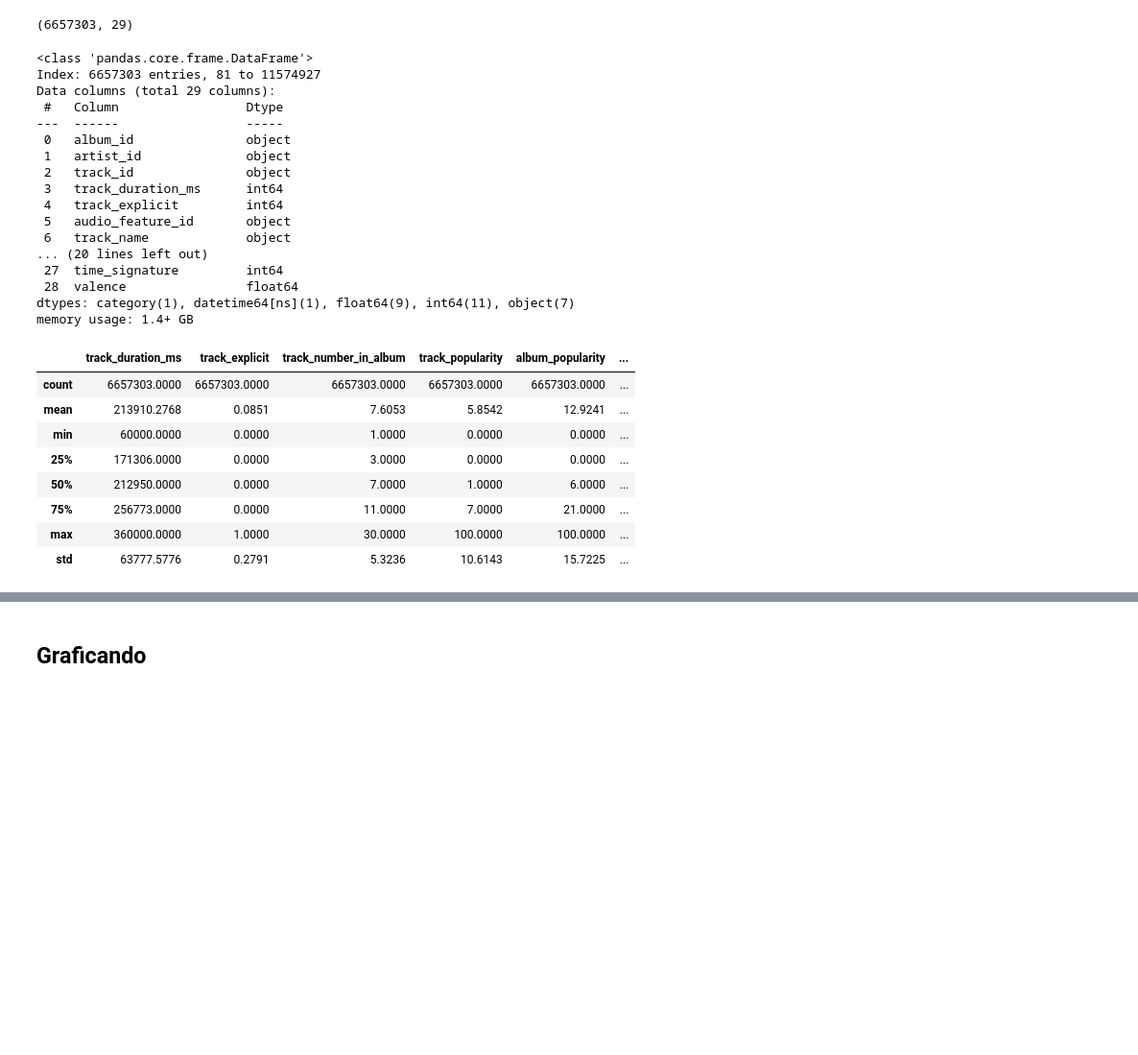
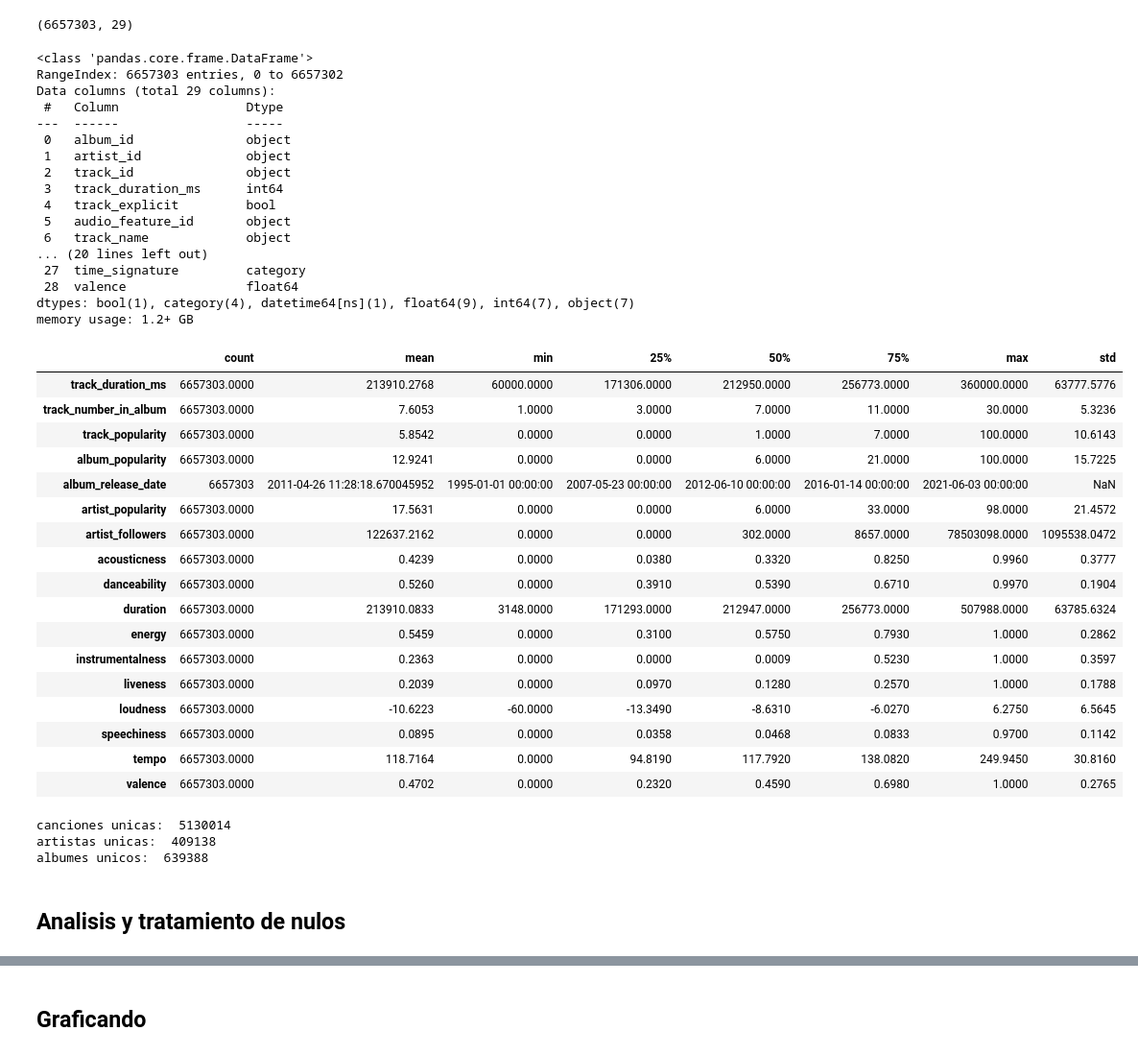
Before and after one commit to DamnXitri/spotify-data-mining, a Jupyter notebook: proyecto.ipynb, the cells around one changed output, grey strips where cells are left out. Shown at 96% size. Drawn from its saved outputs; the diff is of its cells as text; code cells hidden in the pictures; blank space fills up the shorter version.

```diff
--- a/proyecto.ipynb
+++ b/proyecto.ipynb
@@ -994,6 +999,10 @@ if LOAD:
     parse_dates = ['album_release_date']
   )
   merged_data['album_type'] = merged_data['album_type'].astype('category')
+  merged_data['track_explicit'] = merged_data['track_explicit'].astype('bool')
+  merged_data['key'] = merged_data['key'].astype('category')
+  merged_data['mode'] = merged_data['mode'].astype('category') # Major o Minor (0 = Minor, 1 = Major)
+  merged_data['time_signature'] = merged_data['time_signature'].astype('category')
 
 merged_data.head()
 # %% [output]
@@ -1011,7 +1020,7 @@ merged_data.shape
 merged_data.info()
 # %% [output]
 <class 'pandas.core.frame.DataFrame'>
-Index: 6657303 entries, 81 to 11574927
+RangeIndex: 6657303 entries, 0 to 6657302
 Data columns (total 29 columns):
  #   Column                 Dtype
 ---  ------                 -----
@@ -1019,23 +1028,42 @@ Data columns (total 29 columns):
  1   artist_id              object
  2   track_id               object
  3   track_duration_ms      int64
- 4   track_explicit         int64
+ 4   track_explicit         bool
  5   audio_feature_id       object
  6   track_name             object
 ... (20 lines left out)
- 27  time_signature         int64
+ 27  time_signature         category
  28  valence                float64
-dtypes: category(1), datetime64[ns](1), float64(9), int64(11), object(7)
-memory usage: 1.4+ GB
+dtypes: bool(1), category(4), datetime64[ns](1), float64(9), int64(7), object(7)
+memory usage: 1.2+ GB
 # %%
-merged_data.describe()
+merged_data.describe().T
 # %% [output]
-|  | track_duration_ms | track_explicit | track_number_in_album | track_popularity | album_popularity | ... |
-| count | 6657303.0000 | 6657303.0000 | 6657303.0000 | 6657303.0000 | 6657303.0000 | ... |
-| mean | 213910.2768 | 0.0851 | 7.6053 | 5.8542 | 12.9241 | ... |
-| min | 60000.0000 | 0.0000 | 1.0000 | 0.0000 | 0.0000 | ... |
-| 25% | 171306.0000 | 0.0000 | 3.0000 | 0.0000 | 0.0000 | ... |
-| 50% | 212950.0000 | 0.0000 | 7.0000 | 1.0000 | 6.0000 | ... |
-| 75% | 256773.0000 | 0.0000 | 11.0000 | 7.0000 | 21.0000 | ... |
-| max | 360000.0000 | 1.0000 | 30.0000 | 100.0000 | 100.0000 | ... |
-| std | 63777.5776 | 0.2791 | 5.3236 | 10.6143 | 15.7225 | ... |
+|  | count | mean | min | 25% | 50% | 75% | max | std |
+| track_duration_ms | 6657303.0000 | 213910.2768 | 60000.0000 | 171306.0000 | 212950.0000 | 256773.0000 | 360000.0000 | 63777.5776 |
+| track_number_in_album | 6657303.0000 | 7.6053 | 1.0000 | 3.0000 | 7.0000 | 11.0000 | 30.0000 | 5.3236 |
+| track_popularity | 6657303.0000 | 5.8542 | 0.0000 | 0.0000 | 1.0000 | 7.0000 | 100.0000 | 10.6143 |
+| album_popularity | 6657303.0000 | 12.9241 | 0.0000 | 0.0000 | 6.0000 | 21.0000 | 100.0000 | 15.7225 |
+| album_release_date | 6657303 | 2011-04-26 11:28:18.670045952 | 1995-01-01 00:00:00 | 2007-05-23 00:00:00 | 2012-06-10 00:00:00 | 2016-01-14 00:00:00 | 2021-06-03 00:00:00 | NaN |
+| artist_popularity | 6657303.0000 | 17.5631 | 0.0000 | 0.0000 | 6.0000 | 33.0000 | 98.0000 | 21.4572 |
+| artist_followers | 6657303.0000 | 122637.2162 | 0.0000 | 0.0000 | 302.0000 | 8657.0000 | 78503098.0000 | 1095538.0472 |
+| acousticness | 6657303.0000 | 0.4239 | 0.0000 | 0.0380 | 0.3320 | 0.8250 | 0.9960 | 0.3777 |
+| danceability | 6657303.0000 | 0.5260 | 0.0000 | 0.3910 | 0.5390 | 0.6710 | 0.9970 | 0.1904 |
+| duration | 6657303.0000 | 213910.0833 | 3148.0000 | 171293.0000 | 212947.0000 | 256773.0000 | 507988.0000 | 63785.6324 |
+| energy | 6657303.0000 | 0.5459 | 0.0000 | 0.3100 | 0.5750 | 0.7930 | 1.0000 | 0.2862 |
+| instrumentalness | 6657303.0000 | 0.2363 | 0.0000 | 0.0000 | 0.0009 | 0.5230 | 1.0000 | 0.3597 |
+| liveness | 6657303.0000 | 0.2039 | 0.0000 | 0.0970 | 0.1280 | 0.2570 | 1.0000 | 0.1788 |
+| loudness | 6657303.0000 | -10.6223 | -60.0000 | -13.3490 | -8.6310 | -6.0270 | 6.2750 | 6.5645 |
+| speechiness | 6657303.0000 | 0.0895 | 0.0000 | 0.0358 | 0.0468 | 0.0833 | 0.9700 | 0.1142 |
+| tempo | 6657303.0000 | 118.7164 | 0.0000 | 94.8190 | 117.7920 | 138.0820 | 249.9450 | 30.8160 |
+| valence | 6657303.0000 | 0.4702 | 0.0000 | 0.2320 | 0.4590 | 0.6980 | 1.0000 | 0.2765 |
+# %%
+print('canciones unicas: ', len(merged_data['track_id'].unique()))
+print('artistas unicas: ', len(merged_data['artist_id'].unique()))
+print('albumes unicos: ', len(merged_data['album_id'].unique()))
+# %% [output]
+canciones unicas:  5130014
+artistas unicas:  409138
+albumes unicos:  639388
+# %% [markdown]
+## Analisis y tratamiento de nulos
```
Also changed, not shown: parts of 170 cells of this notebook, 1 other file.
